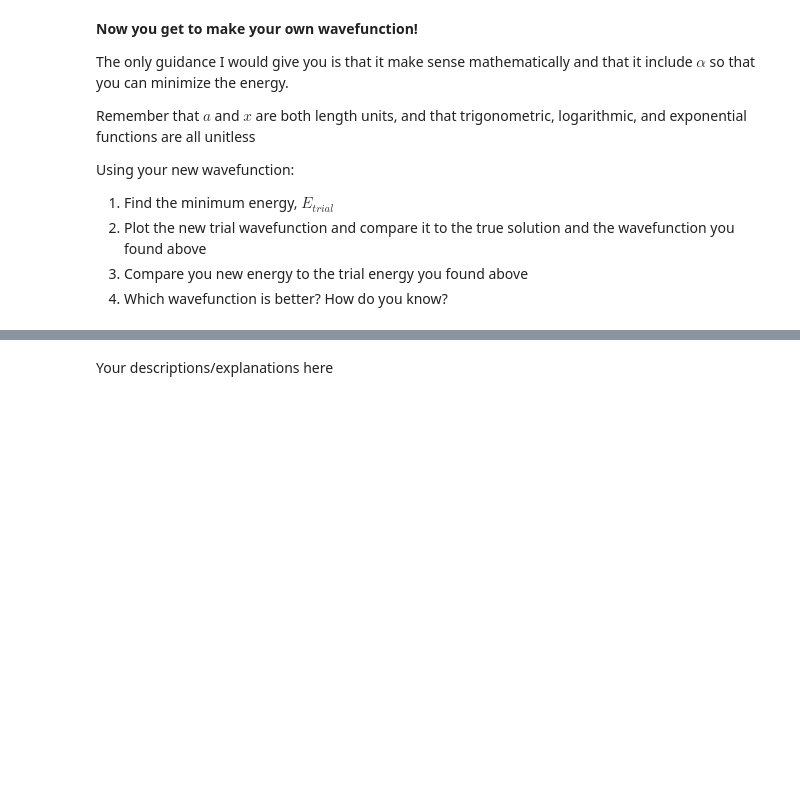
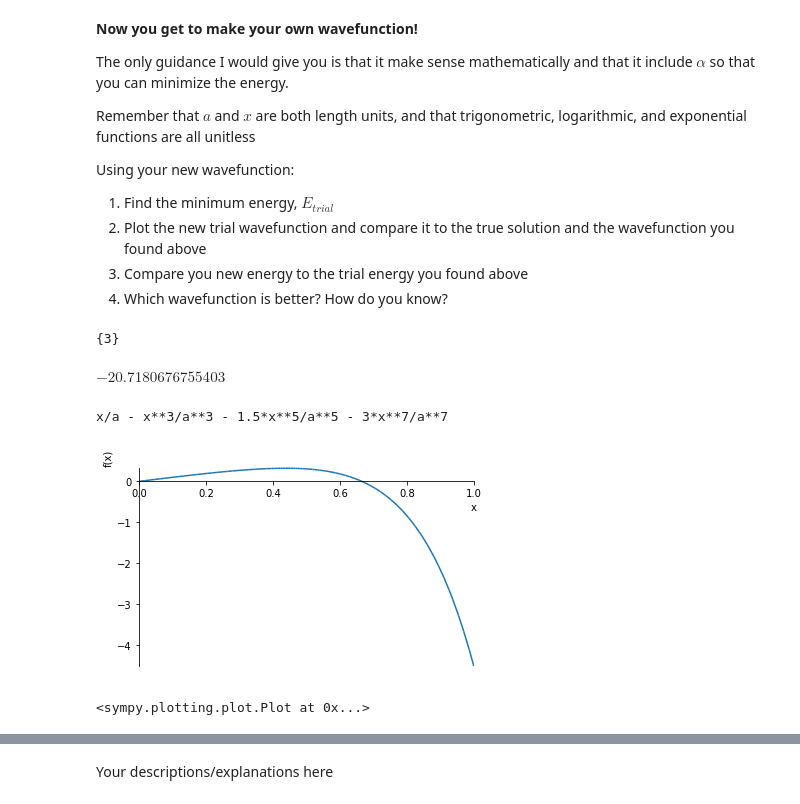
Before and after one commit to sju-chem264-2019/10-3-19-lecture-xren307, a Jupyter notebook: variational-principle.ipynb, the cells around one changed output, grey strips where cells are left out. Saved outputs shown, nothing was run; the diff lists cells and outputs as text; code cells hidden in the pictures; blank space fills up the shorter version.

```diff
--- a/variational-principle.ipynb
+++ b/variational-principle.ipynb
@@ -196,2 +217,27 @@ Using your new wavefunction:
+# %%
+# 1. Find minimum energy, Etrial
+ownwave= -al*(x-3)**2
+
+sym.diff(ownwave,al)
+solutions= sym.solveset(sym.diff(ownwave,al))
+print(solutions)
+
+#alpha= 3 at lowest. Plug back into phi
+etrial2.subs(al,3)
+# %% [output]
+{3}
+$\displaystyle -20.7180676755403$
+# %%
+# 2. New Trial function
+
+
+ownwavephi1= phi.subs(al, 3)
+ownwavephi2= ownwavephi1.subs(a,1)
+print(ownwavephi)
+sym.plot(ownwavephi2, (x,0,1))
+# %% [output]
+x/a - x**3/a**3 - 1.5*x**5/a**5 - 3*x**7/a**7
+[figure, added]
+<sympy.plotting.plot.Plot at 0x...>
 # %%
 #3. Compare new energy to trial energy found above
```
Also changed, not shown: parts of 18 cells of this notebook.
